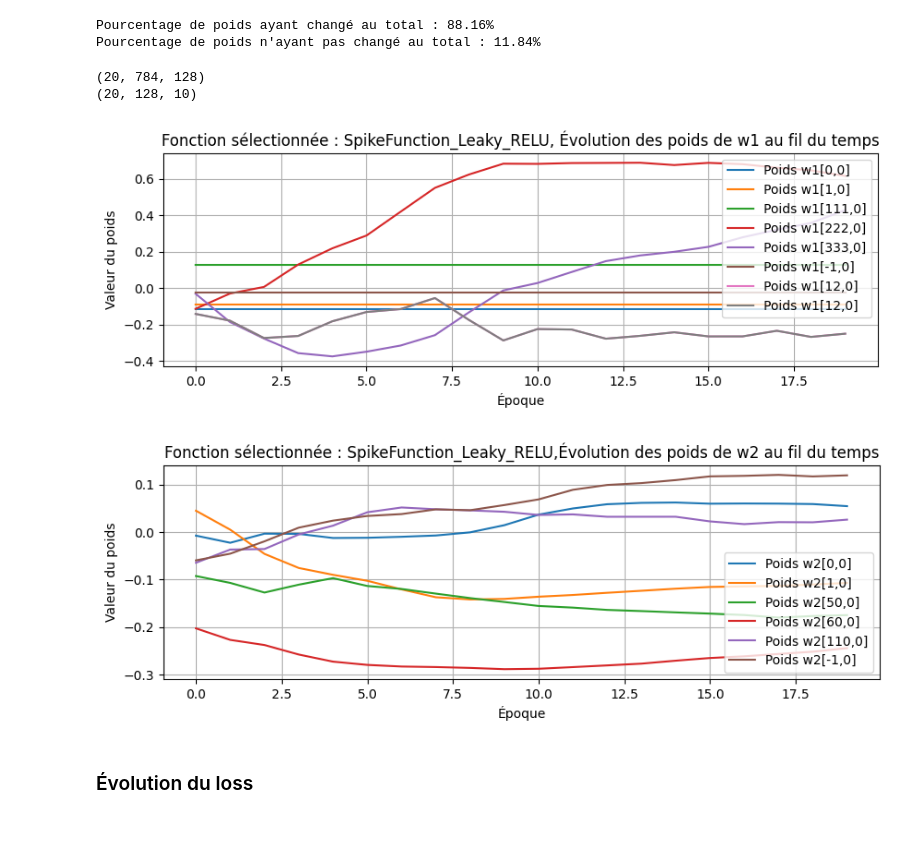
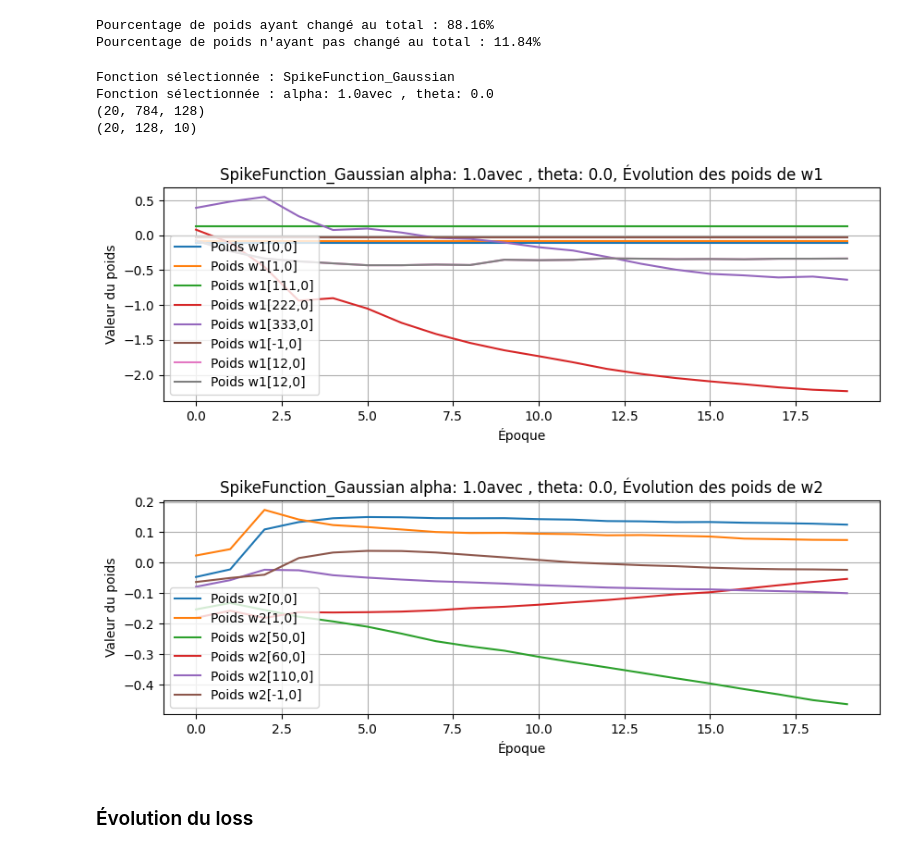
Before and after one commit to TheBehst/GEI723-APP3, a Jupyter notebook: Code_a_trous_Backprop_in_SNN_with_Pytorch_2024.ipynb, the cells around one changed output. Saved outputs shown, nothing was run; the diff lists cells and outputs as text; code cells hidden in the pictures.

Commit message:
paramètres pour fonctions

```diff
--- a/Code_a_trous_Backprop_in_SNN_with_Pytorch_2024.ipynb
+++ b/Code_a_trous_Backprop_in_SNN_with_Pytorch_2024.ipynb
@@ -398,18 +440,15 @@ def run_spiking_layer(input_spike_train, layer_weights, tau_v=20*units.ms, tau_i
 
         # Integrate the input to the membrane potential
 
-        membrane_potential_at_t += membrane_current_at_t #*float(dt/tau_v) #! *float(dt/tau_v)??
+        membrane_potential_at_t += membrane_current_at_t *float(dt/tau_v) #! *float(dt/tau_v)??
         #! si on rajoute le *, avec SpikeFunction_Default, on arrive pas a descendre le loss alors que sans oui
 
         # Apply the non-differentiable function
-        #recorded_spikes_at_t = SpikeFunction.apply(membrane_potential_at_t - v_threshold)
         if Function_name != 'SpikeFunction_Default':
             recorded_spikes_at_t = Layer(membrane_potential_at_t - v_threshold)
         else:
             recorded_spikes_at_t = SpikeFunction_Default.apply(membrane_potential_at_t - v_threshold)
-        #, activation_type='relu'
-        #activation_type='leaky_relu', alpha=0.01
-        #activation_type='abs_relu'
+
 
 
         recorded_spikes.append(recorded_spikes_at_t)
@@ -643,7 +687,16 @@ print(f"Pourcentage de poids n'ayant pas changé au total : {percentage_not_chan
 Pourcentage de poids ayant changé au total : 88.16%
 Pourcentage de poids n'ayant pas changé au total : 11.84%
 # %%
+print(f"Fonction sélectionnée : {Function_name}")
+
+if Functions_parameters is None:
+    params_description= "avec aramètres initiaux"
+else:
+    params_description = "avec , ".join(f"{key}: {value}" for key, value in Functions_parameters.items())
 # Convertir w1_history et w2_history en tableaux numpy pour faciliter les manipulations
+print(f"Fonction sélectionnée : {params_description}")
+
+
 w1_history = np.array(w1_history)
 w2_history = np.array(w2_history)
 print(w1_history.shape)#ombre d'époques, nombre d'unités dans la couche d'entrée,nombre d'unités dans la couche cachée
@@ -664,37 +717,39 @@ w1_weights_to_plot = [w1_history[:, i, 0] for i in indices_w1]
 w2_weights_to_plot = [w2_history[:, i, 0] for i in indices_w2]
 
 # Tracer l'évolution des poids de w1 (shape (5, 784, 128))
 plt.figure(figsize=(10, 3))
 
 for i, weight in enumerate(w1_weights_to_plot):
     label = f"Poids w1[{indices_w1[i]},0]"
     plt.plot(weight, label=label)
 
-plt.title(f"Fonction sélectionnée : {Function_name}, Évolution des poids de w1 au fil du temps")
+plt.title(f"{Function_name} {params_description}, Évolution des poids de w1")
 plt.xlabel("Époque")
 plt.ylabel("Valeur du poids")
 plt.legend(loc='best')
 plt.grid(True)
 plt.show()
 
 # Tracer l'évolution des poids de w2 (shape (5, 128, 10))
 plt.figure(figsize=(10, 3))
 
 for i, weight in enumerate(w2_weights_to_plot):
     label = f"Poids w2[{indices_w2[i]},0]"
     plt.plot(weight, label=label)
 
-plt.title(f"Fonction sélectionnée : {Function_name},Évolution des poids de w2 au fil du temps")
+plt.title(f"{Function_name} {params_description}, Évolution des poids de w2")
 plt.xlabel("Époque")
 plt.ylabel("Valeur du poids")
 plt.legend(loc='best')
 plt.grid(True)
 plt.show()
 # %% [output]
+Fonction sélectionnée : SpikeFunction_Gaussian
+Fonction sélectionnée : alpha: 1.0avec , theta: 0.0
 (20, 784, 128)
 (20, 128, 10)
-[figure, old version]
+[figure, new version]
-[figure, old version]
+[figure, new version]
 # %% [markdown]
 ### Évolution du loss
 # %%
```
Also changed, not shown: parts of 10 cells of this notebook, 2 other files.
